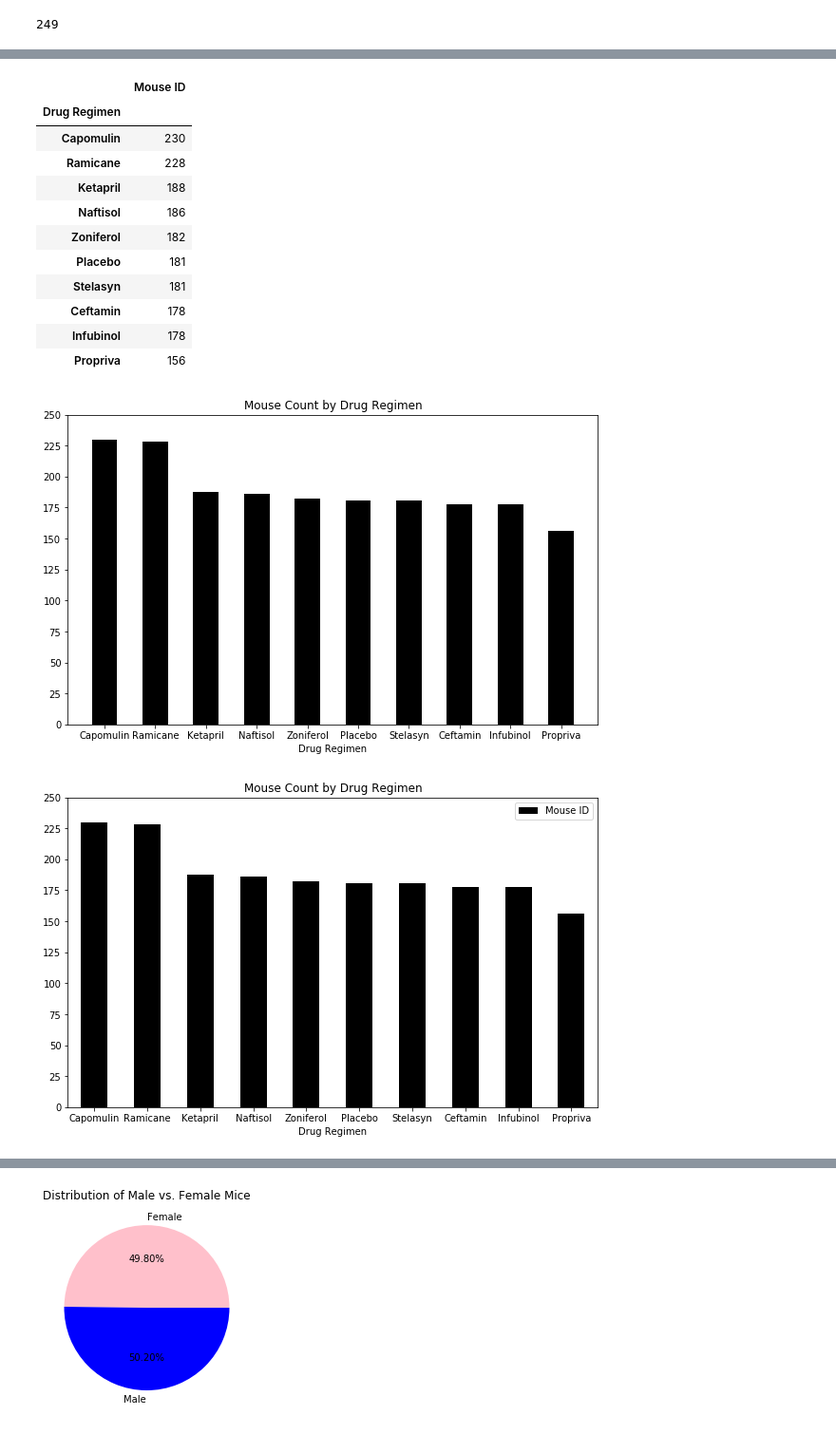
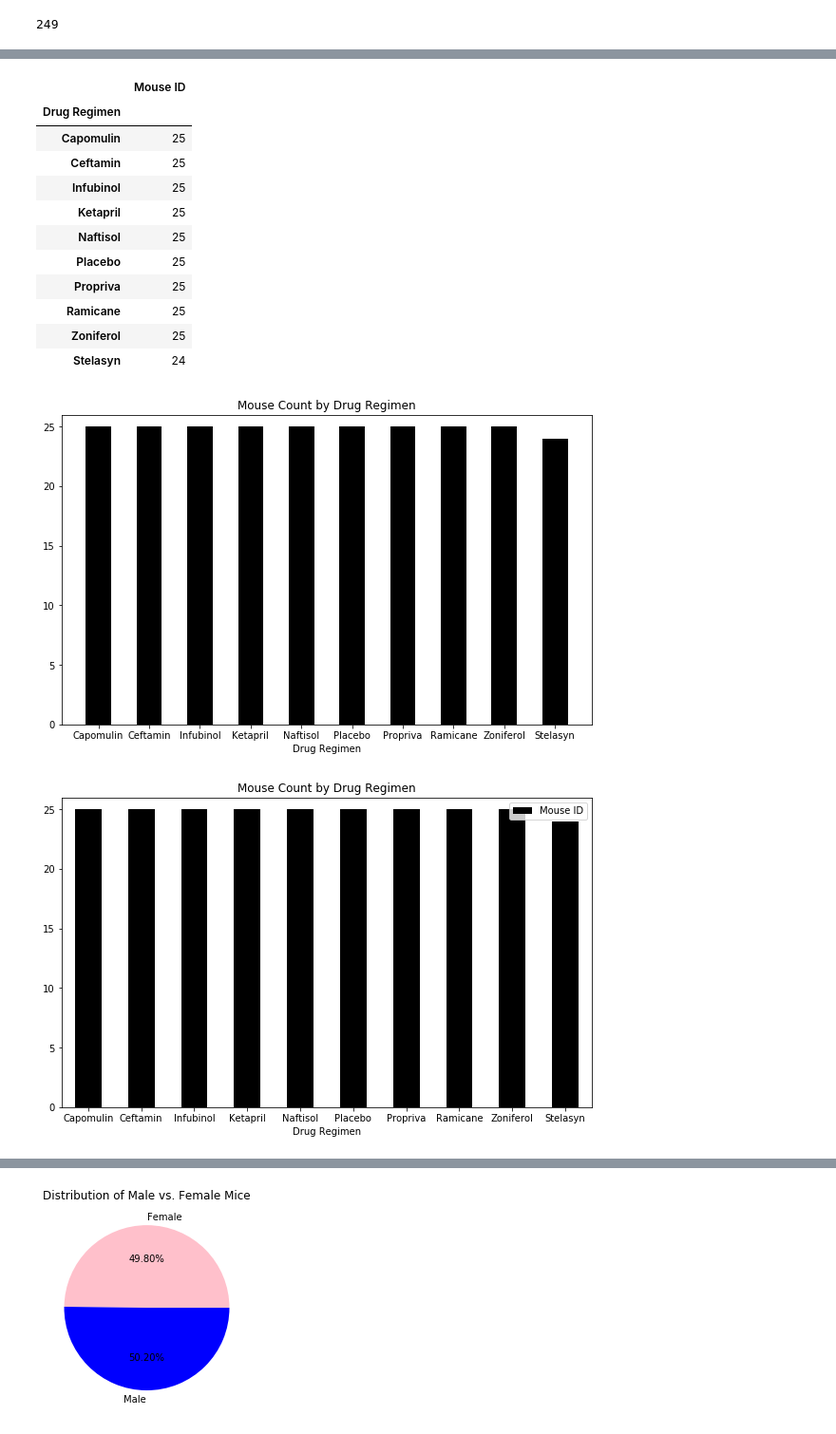
Before and after one commit to faithlierheimer/DABootCampLierheimer, a Jupyter notebook: matplotlib-challenge/Instructions/Pymaceuticals/pymaceuticals_lierheimer.ipynb, the cells around one changed output, grey strips where cells are left out. Shown: that part at 95% size. Cells and saved outputs as stored; diff of their text form; code cells hidden in the pictures.

```diff
--- a/matplotlib-challenge/Instructions/Pymaceuticals/pymaceuticals_lierheimer.ipynb
+++ b/matplotlib-challenge/Instructions/Pymaceuticals/pymaceuticals_lierheimer.ipynb
@@ -402,0 +271,4 @@ Name: Mouse ID, dtype: int64
+# %%
+#Calculate number of mice per Drug Regimen using the metadata dataset to avoid counting the same mouse at different timepoints
+mouse_count_per_treatment = mouse_metadata.groupby('Drug Regimen').count()['Mouse ID']
+mouse_count_per_treatment
@@ -403,34 +288,34 @@ Name: Mouse ID, dtype: int64
 # %%
+#Convert mouse count per treatment to a dataframe
 mouse_count_per_treatment2 = mouse_count_per_treatment.to_frame()
 mouse_count_per_treatment2 = mouse_count_per_treatment2.sort_values('Mouse ID', ascending = False)
 mouse_count_per_treatment2
 # %% [output]
 |  | Mouse ID |
 | Drug Regimen |  |
-| Capomulin | 230 |
-| Ramicane | 228 |
-| Ketapril | 188 |
-| Naftisol | 186 |
-| Zoniferol | 182 |
-| Placebo | 181 |
-| Stelasyn | 181 |
-| Ceftamin | 178 |
-| Infubinol | 178 |
-| Propriva | 156 |
+| Capomulin | 25 |
+| Ceftamin | 25 |
+| Infubinol | 25 |
+| Ketapril | 25 |
+| Naftisol | 25 |
+| Placebo | 25 |
+| Propriva | 25 |
+| Ramicane | 25 |
+| Zoniferol | 25 |
+| Stelasyn | 24 |
 # %%
 #USE THIS ONE FOR THE PYPlOT VERSION OF THE BAR GRAPH
 plt.figure(figsize = (10,6))
 plt.bar(mouse_count_per_treatment2.index, mouse_count_per_treatment2['Mouse ID'], color = 'black', width = 0.5)
-plt.ylim(0,250)
+plt.ylim(0,26)
 plt.title('Mouse Count by Drug Regimen')
 plt.xlabel('Drug Regimen')
-plt.yticks(np.arange(0, 275, 25))
 plt.show()
 # %% [output]
-[figure, old version]
+[figure, new version]
 # %%
 #USE THIS ONE FOR THE PANDAS GRAPH OF MOUSE COUNT BY DRUG REGIMEN!
-barPandas2 = mouse_count_per_treatment2.plot(kind = 'bar', figsize = (10,6), title = 'Mouse Count by Drug Regimen', rot = 0, yticks = range(0,275,25), ylim = (0, 250), color = 'black')
+barPandas2 = mouse_count_per_treatment2.plot(kind = 'bar', figsize = (10,6), title = 'Mouse Count by Drug Regimen', rot = 0, ylim = (0, 26), color = 'black')
 # %% [output]
-[figure, old version]
+[figure, new version]
 # %%
```
Also changed, not shown: parts of 26 cells of this notebook.
